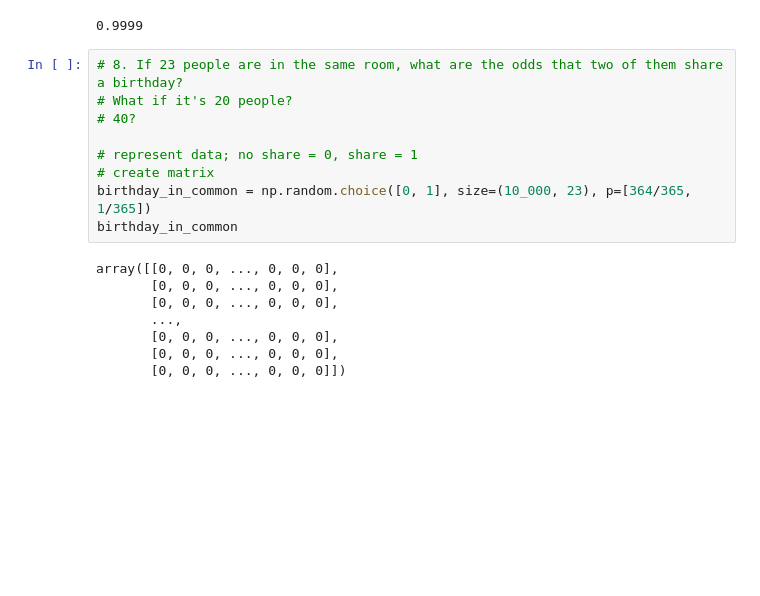
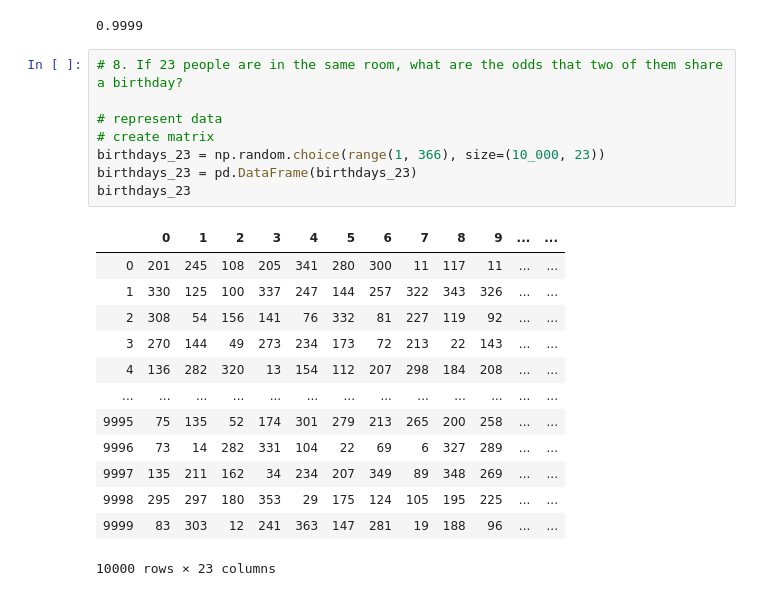
Before and after one commit to aleclhartman/statistics-exercises, a Jupyter notebook: simulation.ipynb, the cells around one changed output. Drawn from its saved outputs; the diff is of its cells as text; blank space fills up the shorter version.

```diff
--- a/simulation.ipynb
+++ b/simulation.ipynb
@@ -327,19 +327,24 @@ array([4, 5, 3, ..., 3, 6, 5])
 0.9999
 # %%
 # 8. If 23 people are in the same room, what are the odds that two of them share a birthday?
-# What if it's 20 people?
-# 40?
 
-# represent data; no share = 0, share = 1
+# represent data
 # create matrix
-birthday_in_common = np.random.choice([0, 1], size=(10_000, 23), p=[364/365, 1/365])
-birthday_in_common
+birthdays_23 = np.random.choice(range(1, 366), size=(10_000, 23))
+birthdays_23 = pd.DataFrame(birthdays_23)
+birthdays_23
 # %% [output]
+|  | 0 | 1 | 2 | 3 | 4 | 5 | 6 | 7 | 8 | 9 | ... | ... |
+| 0 | 201 | 245 | 108 | 205 | 341 | 280 | 300 | 11 | 117 | 11 | ... | ... |
+| 1 | 330 | 125 | 100 | 337 | 247 | 144 | 257 | 322 | 343 | 326 | ... | ... |
+| 2 | 308 | 54 | 156 | 141 | 76 | 332 | 81 | 227 | 119 | 92 | ... | ... |
+| 3 | 270 | 144 | 49 | 273 | 234 | 173 | 72 | 213 | 22 | 143 | ... | ... |
+| 4 | 136 | 282 | 320 | 13 | 154 | 112 | 207 | 298 | 184 | 208 | ... | ... |
+| ... | ... | ... | ... | ... | ... | ... | ... | ... | ... | ... | ... | ... |
+| 9995 | 75 | 135 | 52 | 174 | 301 | 279 | 213 | 265 | 200 | 258 | ... | ... |
+| 9996 | 73 | 14 | 282 | 331 | 104 | 22 | 69 | 6 | 327 | 289 | ... | ... |
+| 9997 | 135 | 211 | 162 | 34 | 234 | 207 | 349 | 89 | 348 | 269 | ... | ... |
+| 9998 | 295 | 297 | 180 | 353 | 29 | 175 | 124 | 105 | 195 | 225 | ... | ... |
+| 9999 | 83 | 303 | 12 | 241 | 363 | 147 | 281 | 19 | 188 | 96 | ... | ... |
-array([[0, 0, 0, ..., 0, 0, 0],
-       [0, 0, 0, ..., 0, 0, 0],
-       [0, 0, 0, ..., 0, 0, 0],
-       ...,
-       [0, 0, 0, ..., 0, 0, 0],
-       [0, 0, 0, ..., 0, 0, 0],
-       [0, 0, 0, ..., 0, 0, 0]])
+10000 rows × 23 columns
 # %%
```
Also changed, not shown: parts of 36 cells of this notebook, 1 other file.
